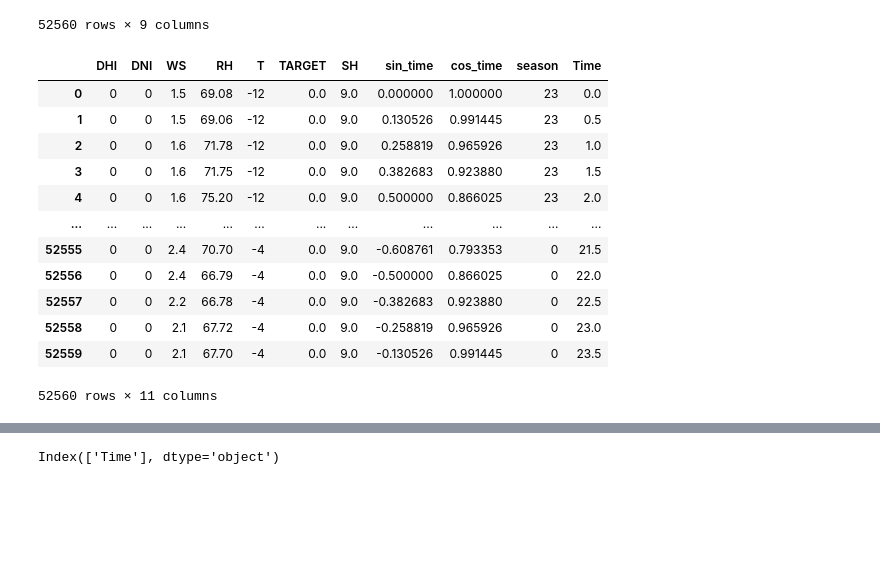
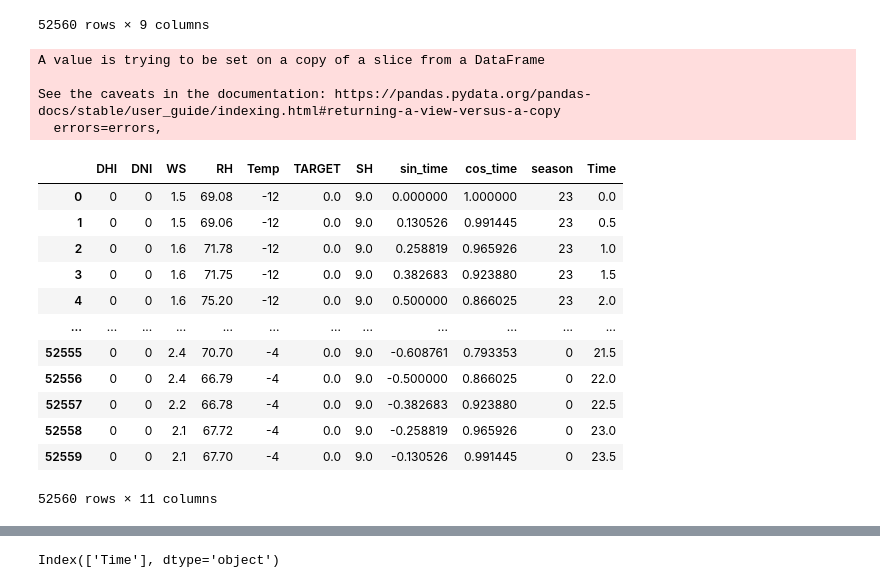
Before and after one commit to marvelous-koala/unlimited_power, a Jupyter notebook: LGBM/Day_by_Day.ipynb, the cells around one changed output, grey strips where cells are left out. Saved outputs shown, nothing was run; the diff lists cells and outputs as text; code cells hidden in the pictures; blank space fills up the shorter version.

```diff
--- a/LGBM/Day_by_Day.ipynb
+++ b/LGBM/Day_by_Day.ipynb
@@ -97,8 +95,8 @@ n_obs = n_days * n_features # 7일 예측 기준으로 7(일 수) * 48(틱 수)
 # %%
 # 데이터 불러오기
 
-raw_data = pd.read_csv('/content/drive/MyDrive/Jupyter/unlimited_power/raw_data/train/train.csv')
-submission = pd.read_csv('/content/drive/MyDrive/Jupyter/unlimited_power/raw_data/sample_submission.csv')
+raw_data = pd.read_csv('/content/drive/MyDrive/Jupyter/Dacon/unlimited_power/raw_data/train/train.csv')
+submission = pd.read_csv('/content/drive/MyDrive/Jupyter/Dacon/unlimited_power/raw_data/sample_submission.csv')
 submission.shape
 # %% [output]
 (7776, 10)
@@ -311,12 +316,15 @@ dataset2
 # %%
 dataset2['season'] = dataset2.apply(lambda x: 절기24(x['Date']), axis = 1)
 dataset3 = cos_time(dataset2)
 dataset4 = dataset3[['DHI', 'DNI', 'WS', 'RH', 'T', 'TARGET', 'SH', 'sin_time', 'cos_time','season', 'Time']]
-# dataset5 = dataset4.iloc[n_days:,:-1]
-# goals = pd.DataFrame(dataset4.Goal, index = dataset4.index)
+dataset4.rename(columns = {'T' : 'Temp'},inplace = True)
 dataset4
 # %% [output]
+A value is trying to be set on a copy of a slice from a DataFrame
+
+See the caveats in the documentation: https://pandas.pydata.org/pandas-docs/stable/user_guide/indexing.html#returning-a-view-versus-a-copy
+  errors=errors,
-|  | DHI | DNI | WS | RH | T | TARGET | SH | sin_time | cos_time | season | Time |
+|  | DHI | DNI | WS | RH | Temp | TARGET | SH | sin_time | cos_time | season | Time |
 | 0 | 0 | 0 | 1.5 | 69.08 | -12 | 0.0 | 9.0 | 0.000000 | 1.000000 | 23 | 0.0 |
 | 1 | 0 | 0 | 1.5 | 69.06 | -12 | 0.0 | 9.0 | 0.130526 | 0.991445 | 23 | 0.5 |
 | 2 | 0 | 0 | 1.6 | 71.78 | -12 | 0.0 | 9.0 | 0.258819 | 0.965926 | 23 | 1.0 |
@@ -328,7 +336,7 @@ dataset4
 | 52557 | 0 | 0 | 2.2 | 66.78 | -4 | 0.0 | 9.0 | -0.382683 | 0.923880 | 0 | 22.5 |
 | 52558 | 0 | 0 | 2.1 | 67.72 | -4 | 0.0 | 9.0 | -0.258819 | 0.965926 | 0 | 23.0 |
 | 52559 | 0 | 0 | 2.1 | 67.70 | -4 | 0.0 | 9.0 | -0.130526 | 0.991445 | 0 | 23.5 |
-52560 rows × 11 columns
+52560 rows × 11 columns
 # %%
 dataset5= dataset4.copy()
 
```
Also changed, not shown: parts of 37 cells of this notebook, 1 other file.
